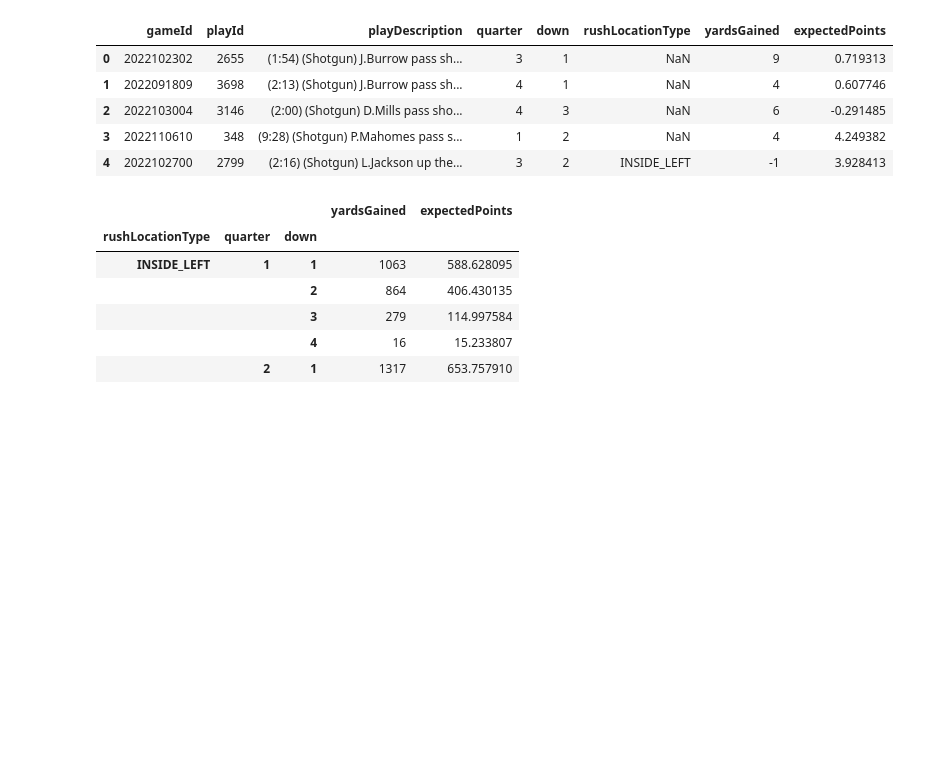
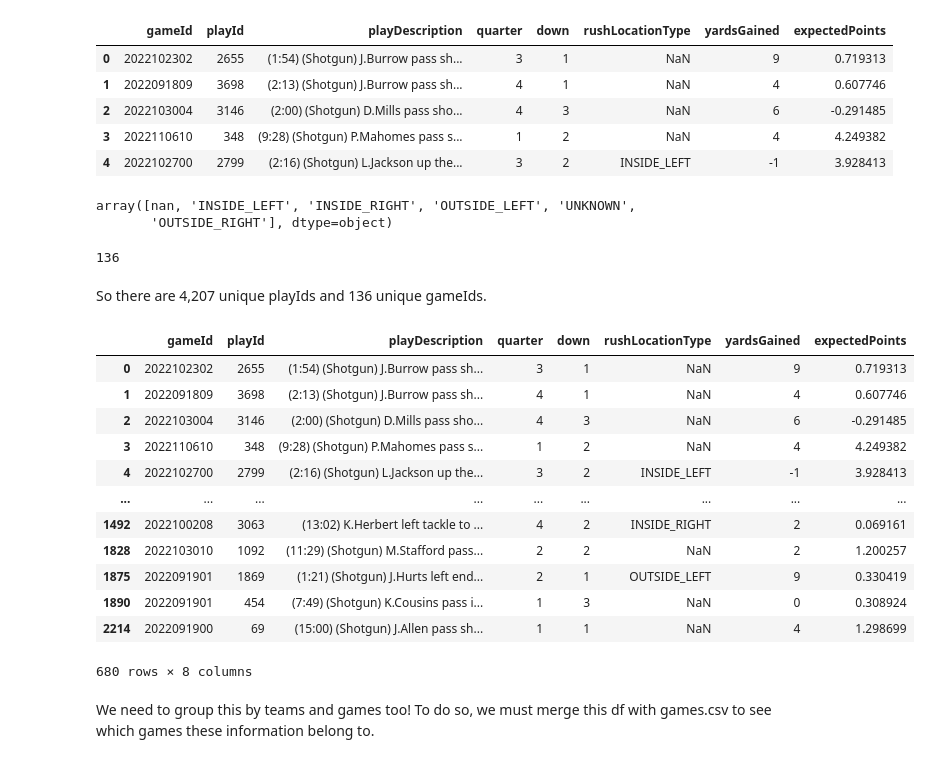
Before and after one commit to klam912/nfl-dashboard, a Jupyter notebook: analysis.ipynb, the cells around one changed output. Saved outputs shown, nothing was run; the diff lists cells and outputs as text; code cells hidden in the pictures; blank space fills up the shorter version.

```diff
--- a/analysis.ipynb
+++ b/analysis.ipynb
@@ -229,13 +230,33 @@ question_3_df.head()
 | 2 | 2022103004 | 3146 | (2:00) (Shotgun) D.Mills pass sho... | 4 | 3 | NaN | 6 | -0.291485 |
 | 3 | 2022110610 | 348 | (9:28) (Shotgun) P.Mahomes pass s... | 1 | 2 | NaN | 4 | 4.249382 |
 | 4 | 2022102700 | 2799 | (2:16) (Shotgun) L.Jackson up the... | 3 | 2 | INSIDE_LEFT | -1 | 3.928413 |
-# %%
-aggregation_yards_gained_and_expected_points_df = question_3_df.groupby(['rushLocationType', 'quarter', 'down']).sum(['yardsGained', 'expectedPoints'])[['yardsGained', 'expectedPoints']]
-# %% [output]
-|  |  |  | yardsGained | expectedPoints |
-| rushLocationType | quarter | down |  |  |
-| INSIDE_LEFT | 1 | 1 | 1063 | 588.628095 |
-|  |  | 2 | 864 | 406.430135 |
-|  |  | 3 | 279 | 114.997584 |
-|  |  | 4 | 16 | 15.233807 |
-|  | 2 | 1 | 1317 | 653.757910 |
+# %%
+question_3_df['rushLocationType'].unique()
+# %% [output]
+array([nan, 'INSIDE_LEFT', 'INSIDE_RIGHT', 'OUTSIDE_LEFT', 'UNKNOWN',
+       'OUTSIDE_RIGHT'], dtype=object)
+# %%
+len(question_3_df['playId'].unique())
+len(question_3_df['gameId'].unique())
+# %% [output]
+136
+# %% [markdown]
+So there are 4,207 unique playIds and 136 unique gameIds.
+# %%
+question_3_df.groupby(['gameId']).head()
+# %% [output]
+|  | gameId | playId | playDescription | quarter | down | rushLocationType | yardsGained | expectedPoints |
+| 0 | 2022102302 | 2655 | (1:54) (Shotgun) J.Burrow pass sh... | 3 | 1 | NaN | 9 | 0.719313 |
+| 1 | 2022091809 | 3698 | (2:13) (Shotgun) J.Burrow pass sh... | 4 | 1 | NaN | 4 | 0.607746 |
+| 2 | 2022103004 | 3146 | (2:00) (Shotgun) D.Mills pass sho... | 4 | 3 | NaN | 6 | -0.291485 |
+| 3 | 2022110610 | 348 | (9:28) (Shotgun) P.Mahomes pass s... | 1 | 2 | NaN | 4 | 4.249382 |
+| 4 | 2022102700 | 2799 | (2:16) (Shotgun) L.Jackson up the... | 3 | 2 | INSIDE_LEFT | -1 | 3.928413 |
+| ... | ... | ... | ... | ... | ... | ... | ... | ... |
+| 1492 | 2022100208 | 3063 | (13:02) K.Herbert left tackle to ... | 4 | 2 | INSIDE_RIGHT | 2 | 0.069161 |
+| 1828 | 2022103010 | 1092 | (11:29) (Shotgun) M.Stafford pass... | 2 | 2 | NaN | 2 | 1.200257 |
+| 1875 | 2022091901 | 1869 | (1:21) (Shotgun) J.Hurts left end... | 2 | 1 | OUTSIDE_LEFT | 9 | 0.330419 |
+| 1890 | 2022091901 | 454 | (7:49) (Shotgun) K.Cousins pass i... | 1 | 3 | NaN | 0 | 0.308924 |
+| 2214 | 2022091900 | 69 | (15:00) (Shotgun) J.Allen pass sh... | 1 | 1 | NaN | 4 | 1.298699 |
+680 rows × 8 columns
+# %% [markdown]
+We need to group this by teams and games too! To do so, we must merge this df with games.csv to see which games these information belong to.
```
Also changed, not shown: parts of 21 cells of this notebook.
